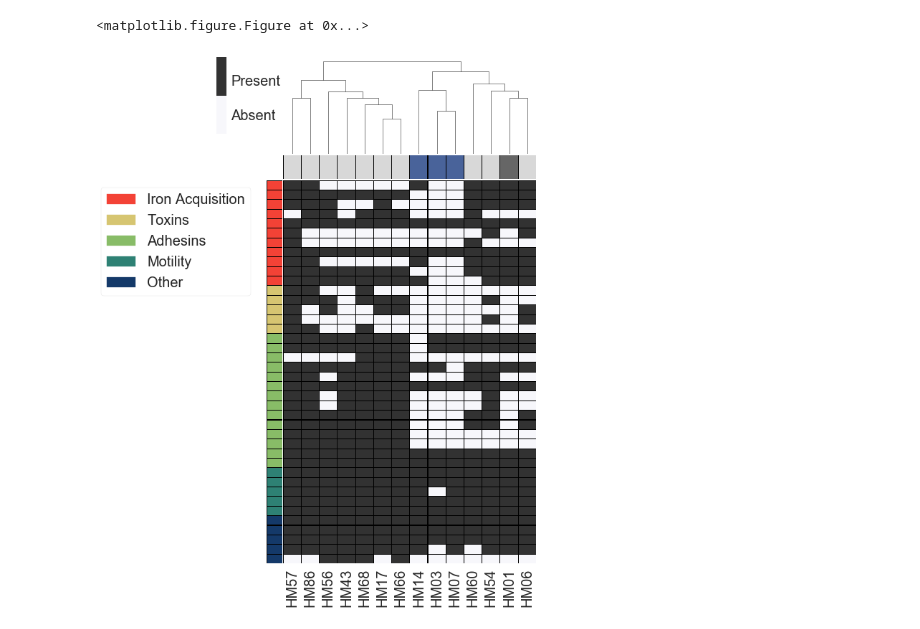
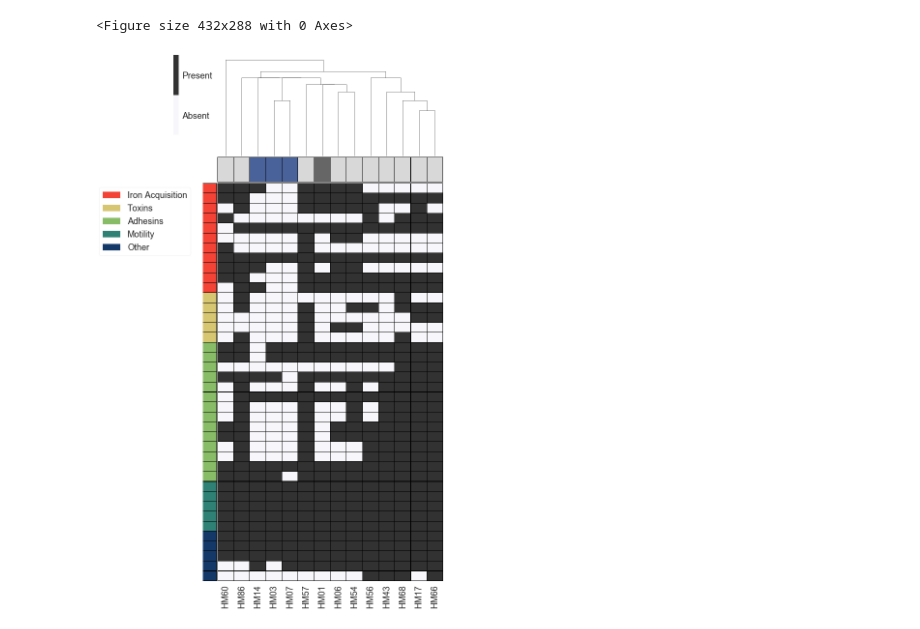
Before and after one commit to ASintsova/HUTI-RNAseq, a Jupyter notebook: analysis/virulence_factor_expression/figure_1.ipynb, the cells around one changed output. Saved outputs shown, nothing was run; the diff lists cells and outputs as text; code cells hidden in the pictures.

Commit message:
Finalized VF analysis/figure. No tests written at the moment

```diff
--- a/analysis/virulence_factor_expression/figure_1.ipynb
+++ b/analysis/virulence_factor_expression/figure_1.ipynb
@@ -202,0 +106,4 @@ strain_pg
+# %%
+# Removing info about paralogs from the pa matrix
+pa_matrix = pa_matrix.replace([2,3], 1)
+pa_matrix.head()
@@ -203,40 +132,44 @@ strain_pg
+# %%
+sns.set_context("notebook", font_scale=1.8)  # Should probably move this out
+# Mapping colors
+num_colors = len(function.unique()) # there's 5 colors and 5 functional catergories
+function_to_color = dict(zip(function.unique(), clrs))
+phylogroup_to_color = dict(zip(strain_info.PRED_PHYLO.unique(), ["#666666", "#49639a", "#d8d8d8"]))
+row_colors = function.map(function_to_color)
+row_colors.name =""
+col_colors = strain_pg.PRED_PHYLO.map(phylogroup_to_color)
+col_colors.name=""
+cmap = ListedColormap(["#f7f7fb", "#323232"])  # Black and almost white
 # %%
-sns.set_style("white")
-strain_cluster = scipy.cluster.hierarchy.linkage(pa_mat.T, method="average")#distances between strains
-sns.set_context("notebook", font_scale=2)
-# Mapping colors
-num_colors = len(function.unique())# there's 5
-function_to_color = dict(zip(function.unique(), clrs))
-phylogroup_to_color = dict(zip(strain_info.PRED_PHYLO.unique(), ["#666666", "#49639a", "#d8d8d8"]))
-row_colors = function.map(function_to_color)
-row_colors.name =""
-col_colors = strain_pg.PRED_PHYLO.map(phylogroup_to_color)
-col_colors.name=""
-cmap = ListedColormap(["#f7f7fb", "#323232"])
 fig = plt.figure()
-# #Drawind the heatmap
+# Drawing the heatmap
 g = sns.clustermap(pa_mat, row_cluster=False, col_linkage=strain_cluster,
-                    row_colors=row_colors, col_colors=col_colors, cmap=cmap,
+                   row_colors=row_colors, col_colors=col_colors, cmap=cmap,
                    linewidth = 0.05, linecolor="black",
-                    figsize=(8,13));
+                   figsize=(10,20));
 
-# # Adjusting the x and y labels
+# Adjusting the x and y labels
+# Since this will be left panel of multipanel figures, do not want y labels
 #la = g.ax_heatmap.set_yticklabels(g.ax_heatmap.get_yticklabels(), rotation = 0, fontsize = 14);
 la = g.ax_heatmap.set_yticklabels("");
-# # Creating Legend
+
+# Creating Legend
 function_legend = [mpl.patches.Patch(color=c, label=l) for l,c in function_to_color.items()]
 pg_legend = [mpl.patches.Patch(color=c, label=l) for l,c in phylogroup_to_color.items()]
+
+# Displaying function legend
 l2 = g.ax_heatmap.legend(handles=function_legend, bbox_to_anchor=(-0.1,1), frameon=True)
-# # Make a categorical colorbar
 
+# Make a categorical colorbar
 colorbar = g.ax_heatmap.collections[0].colorbar
-colorbar.set_ticks([ 0.25, 0.7])
+colorbar.set_ticks([ 0.25, 0.75])
 colorbar.set_ticklabels([ 'Absent', 'Present'])
 colorbar.solids.set_edgecolor("face")
-fn = os.path.join(figures_folder, today+"_figure_1a.png")
 
-g.savefig(fn, dpi=500, bbox_inches = "tight")
+# Save figure
+filename = os.path.join(figures_dir, today+"_figure_1a.png")
+g.savefig(filename, dpi=500, bbox_inches = "tight")
 # %% [output]
-<matplotlib.figure.Figure at 0x...>
+<Figure size 432x288 with 0 Axes>
-[figure, old version]
+[figure, new version]
 # %%
```
Also changed, not shown: parts of 15 cells of this notebook, 4 other files.
